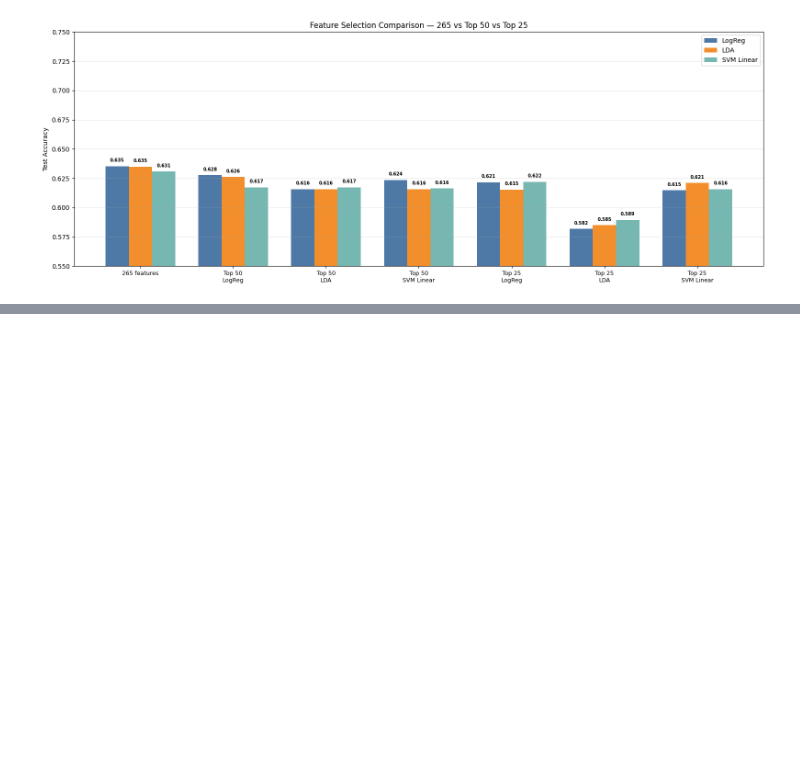
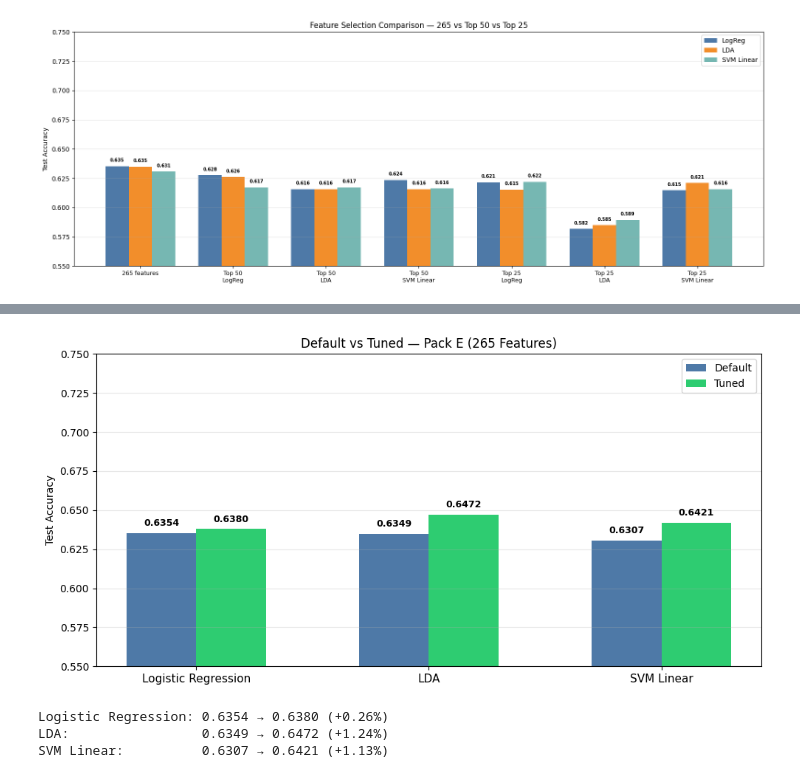
Before and after one commit to anandmukarung/cricket-predictability-study, a Jupyter notebook: notebooks/Cricket Prediction.ipynb, the cells around one changed output, grey strips where cells are left out. Cells and saved outputs as stored; diff of their text form; code cells hidden in the pictures; blank space fills up the shorter version.

```diff
--- a/notebooks/Cricket Prediction.ipynb
+++ b/notebooks/Cricket Prediction.ipynb
@@ -678,0 +776,43 @@ plt.show()
+# %%
+# Default accuracies from Pack E
+default_logreg = logreg_results['Pack E — Full V2']['accuracy']
+default_lda    = lda_results['Pack E — Full V2']['accuracy']
+default_svm    = svm_linear_results['Pack E — Full V2']['accuracy']
+
+fig, ax = plt.subplots(figsize=(10, 5))
+
+models   = ['Logistic Regression', 'LDA', 'SVM Linear']
+defaults = [default_logreg, default_lda, default_svm]
+tuned    = [logreg_best_acc, lda_best_acc, svm_best_acc]
+
+x     = np.arange(len(models))
+width = 0.3
+
+bars1 = ax.bar(x - width/2, defaults, width, label='Default', color='#4e79a7')
+bars2 = ax.bar(x + width/2, tuned,    width, label='Tuned',   color='#2ecc71')
+
+for bars in [bars1, bars2]:
+    for bar in bars:
+        ax.text(bar.get_x() + bar.get_width()/2,
+                bar.get_height() + 0.003,
+                f'{bar.get_height():.4f}',
+                ha='center', va='bottom', fontsize=9, fontweight='bold')
+
+ax.set_xticks(x)
+ax.set_xticklabels(models, fontsize=11)
+ax.set_ylim(0.55, 0.75)
+ax.set_ylabel('Test Accuracy')
+ax.set_title('Default vs Tuned — Pack E (265 Features)')
+ax.legend()
+ax.grid(axis='y', alpha=0.3)
+plt.tight_layout()
+plt.show()
+
+print(f'\nLogistic Regression: {default_logreg:.4f} → {logreg_best_acc:.4f} ({(logreg_best_acc-default_logreg)*100:+.2f}%)')
+print(f'LDA:                 {default_lda:.4f} → {lda_best_acc:.4f} ({(lda_best_acc-default_lda)*100:+.2f}%)')
+print(f'SVM Linear:          {default_svm:.4f} → {svm_best_acc:.4f} ({(svm_best_acc-default_svm)*100:+.2f}%)')
+# %% [output]
+[figure, added]
+Logistic Regression: 0.6354 → 0.6380 (+0.26%)
+LDA:                 0.6349 → 0.6472 (+1.24%)
+SVM Linear:          0.6307 → 0.6421 (+1.13%)
```
Also changed, not shown: parts of 2 cells of this notebook.
